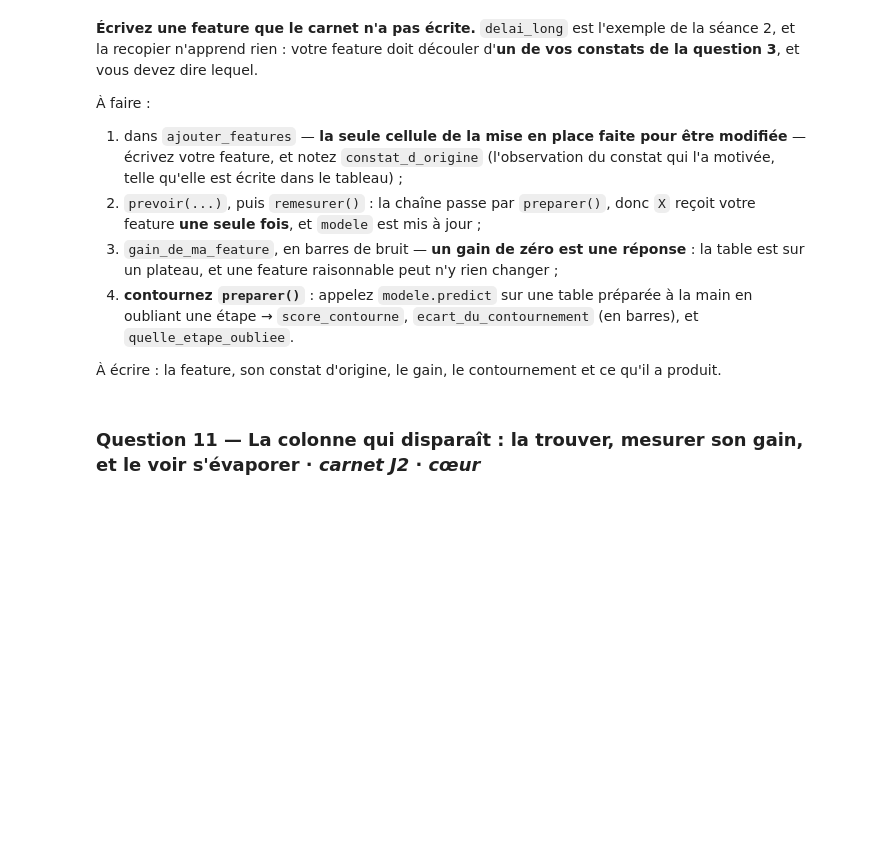
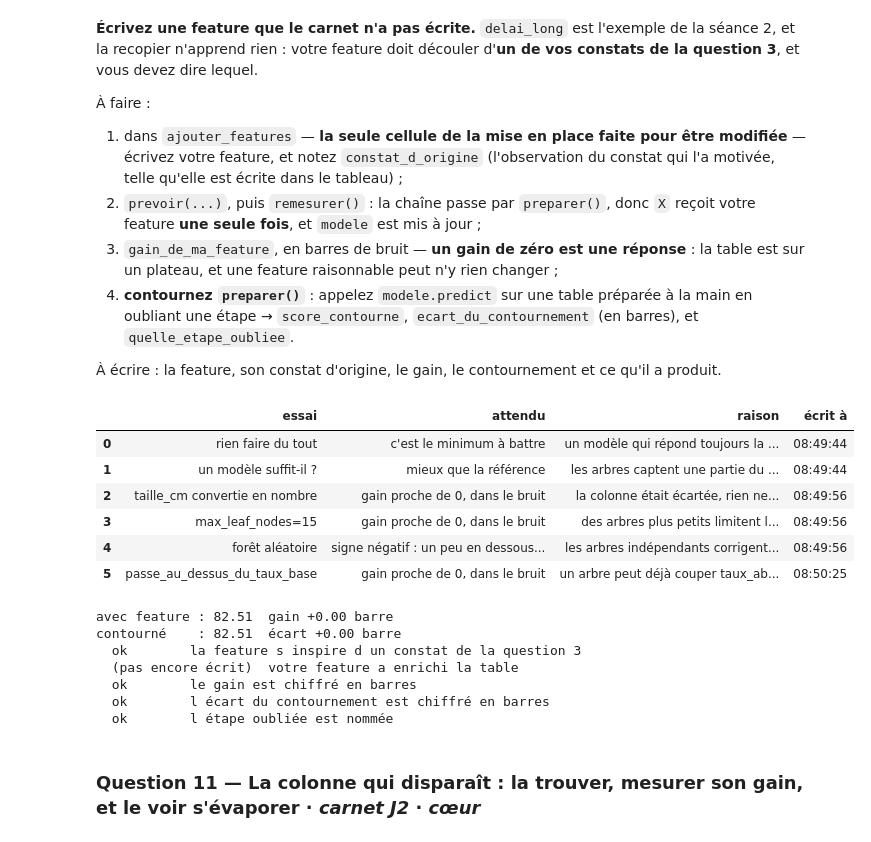
Before and after one commit to ADKfull-dev/devoir-maison-1, a Jupyter notebook: Devoir_maison_1.ipynb, the cells around one changed output. Drawn from its saved outputs; the diff is of its cells as text; code cells hidden in the pictures; blank space fills up the shorter version.

```diff
--- a/Devoir_maison_1.ipynb
+++ b/Devoir_maison_1.ipynb
@@ -885,24 +1325,56 @@ question 3**, et vous devez dire lequel.
 # %%
 # TODO : votre feature, dans `ajouter_features` (mise en place) — PAS `delai_long`.
 # et ici : le constat qui la motive, le gain, le contournement.
 # constat_d_origine = … (à vous : l'observation du constat de la question 3)
 # gain_de_ma_feature = … (à vous : en barres)
 # score_contourne = … (à vous)
 # ecart_du_contournement = … (à vous : en barres)
 # quelle_etape_oubliee = … (à vous)
 
+prevoir("passe_au_dessus_du_taux_base", "gain proche de 0, dans le bruit",
+        "un arbre peut déjà couper taux_absence_passe à ce seuil ; je n'ajoute qu'un seuil déjà accessible")
+constat_d_origine = "la cible est déséquilibrée"
+score_avec = remesurer()
+gain_de_ma_feature = (score_avec - score_interne) / erreur_type
+
+brut_val = train.loc[Xval.index]
+mal = brut_val.drop(columns=[c for c in A_ECARTER + TROP_FIN + [CIBLE] if c in brut_val.columns]).copy()
+for c in CAT:
+    mal[c] = mal[c].astype("category").cat.set_categories(X[c].cat.categories)  # fillna("") oublié
+mal = ajouter_features(mal)
+score_contourne = 100 * (modele.predict(mal) == yval.loc[mal.index]).mean()
+ecart_du_contournement = (score_contourne - score_avec) / erreur_type
+quelle_etape_oubliee = ("Le comblement des trous des colonnes catégorielles par la chaîne vide : le modèle a "
+                        "appris avec une catégorie « vide » et reçoit un manquant, sans aucune erreur.")
+print(f"avec feature : {score_avec:.2f}  gain {gain_de_ma_feature:+.2f} barre")
+print(f"contourné    : {score_contourne:.2f}  écart {ecart_du_contournement:+.2f} barre")
 controle('la feature s inspire d un constat de la question 3',
          lambda: constat_d_origine in [c['observation'] for c in CONSTATS],
          'recopiez l observation exacte du constat qui motive votre feature')
 controle('votre feature a enrichi la table', lambda: X.shape[1] > n_colonnes_avant,
          'elle entre par la chaîne, pas à la main',
          des_que=lambda: not ajouter_features(X_sans_features).equals(X_sans_features))
 controle('le gain est chiffré en barres', lambda: abs(gain_de_ma_feature) < 20)
 controle('l écart du contournement est chiffré en barres',
          lambda: abs(ecart_du_contournement) < 20,
          'un modèle entraîné sur une table et interrogé sur une autre')
 controle('l étape oubliée est nommée', lambda: len(quelle_etape_oubliee) > 20,
          'nommez l étape manquante : c est elle, le bug silencieux')
+# %% [output]
+|  | essai | attendu | raison | écrit à |
+| 0 | rien faire du tout | c'est le minimum à battre | un modèle qui répond toujours la ... | 08:49:44 |
+| 1 | un modèle suffit-il ? | mieux que la référence | les arbres captent une partie du ... | 08:49:44 |
+| 2 | taille_cm convertie en nombre | gain proche de 0, dans le bruit | la colonne était écartée, rien ne... | 08:49:56 |
+| 3 | max_leaf_nodes=15 | gain proche de 0, dans le bruit | des arbres plus petits limitent l... | 08:49:56 |
+| 4 | forêt aléatoire | signe négatif : un peu en dessous... | les arbres indépendants corrigent... | 08:49:56 |
+| 5 | passe_au_dessus_du_taux_base | gain proche de 0, dans le bruit | un arbre peut déjà couper taux_ab... | 08:50:25 |
+avec feature : 82.51  gain +0.00 barre
+contourné    : 82.51  écart +0.00 barre
+  ok        la feature s inspire d un constat de la question 3
+  (pas encore écrit)  votre feature a enrichi la table
+  ok        le gain est chiffré en barres
+  ok        l écart du contournement est chiffré en barres
+  ok        l étape oubliée est nommée
 # %% [markdown]
 ### Question 11 — La colonne qui disparaît : la trouver, mesurer son gain, et le voir s'évaporer  ·  *carnet J2*  ·  *cœur*
 # %% [markdown]
```
Also changed, not shown: parts of 24 cells of this notebook.
